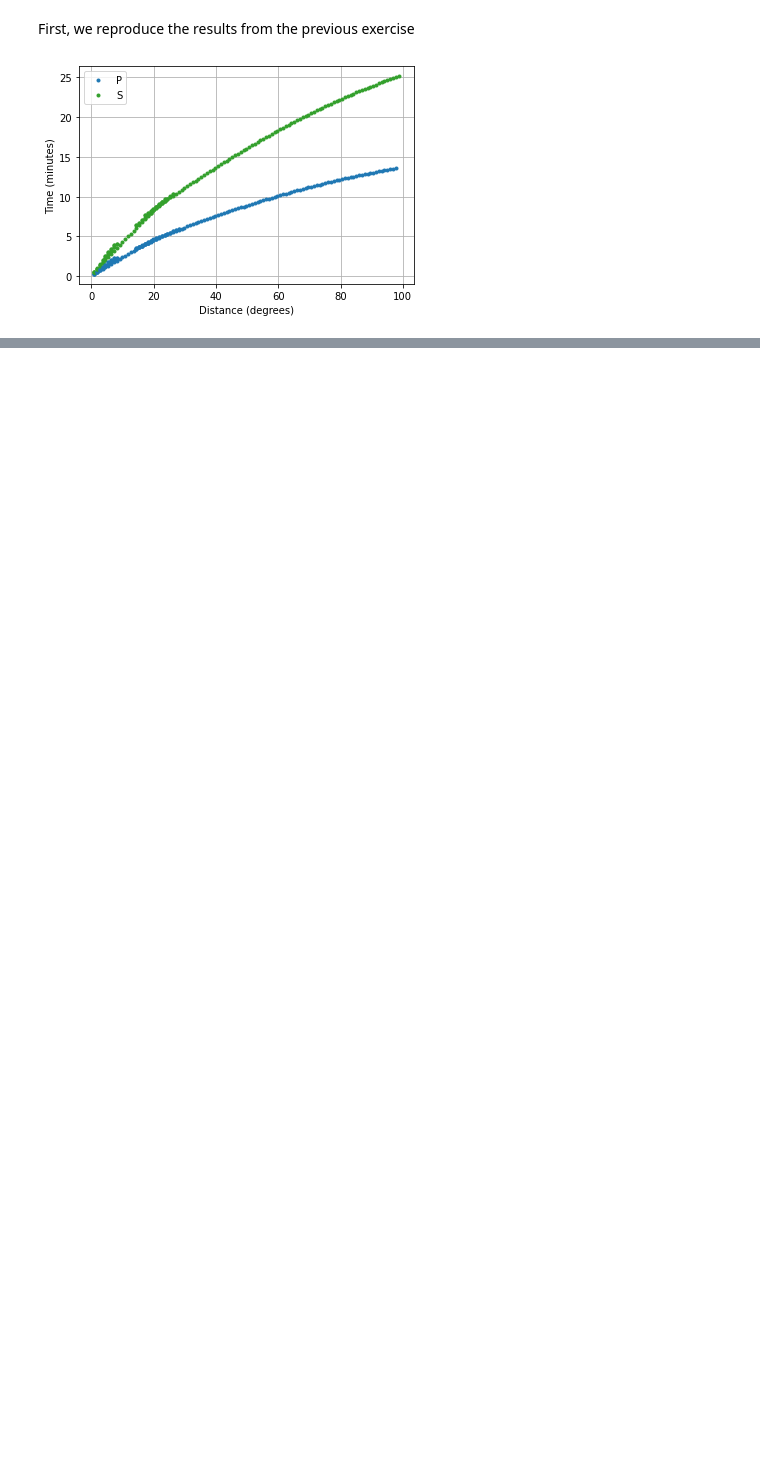
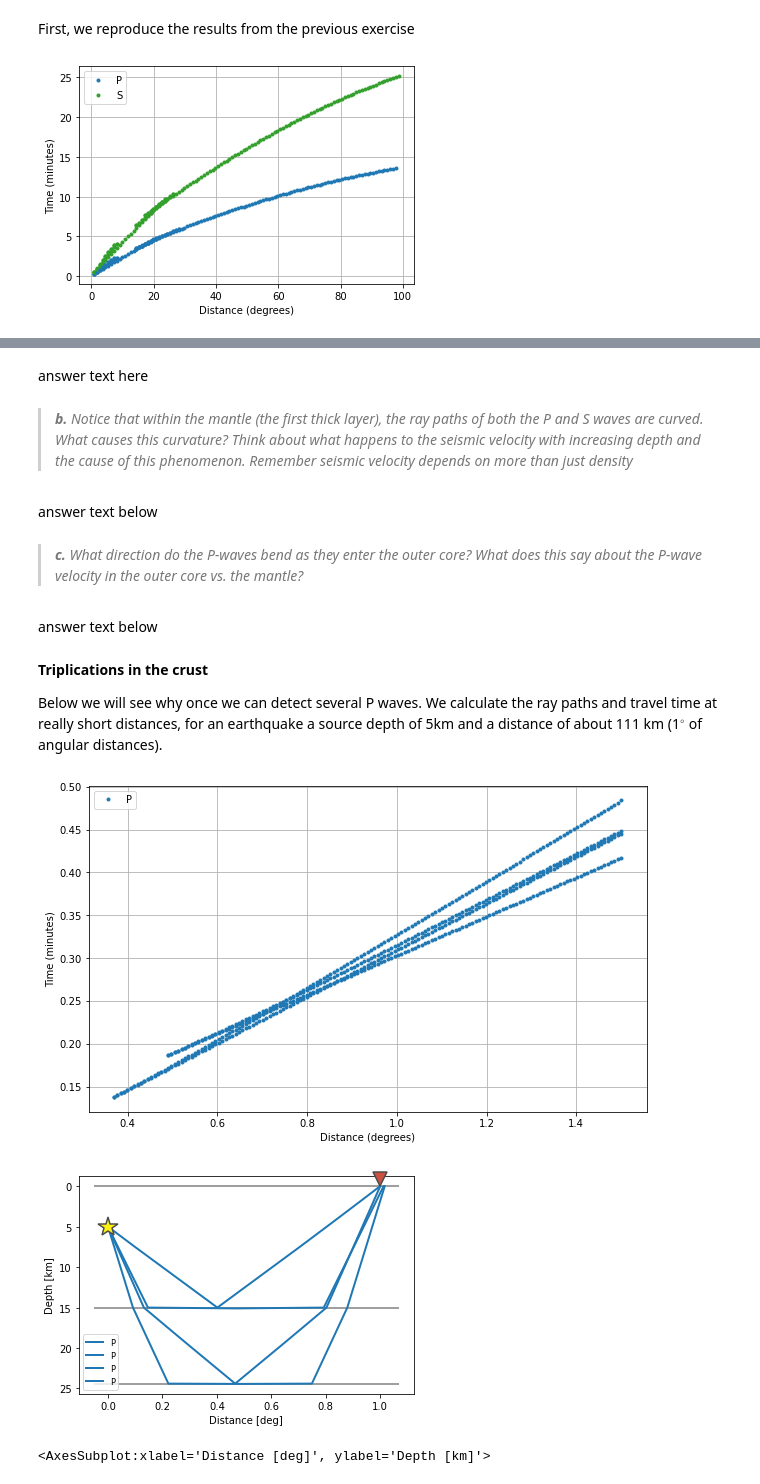
Before and after one commit to UW-geophysics-edu/ESS314-fall22, a Jupyter notebook: LABS/Lab2.ipynb, the cells around one changed output, grey strips where cells are left out. Cells and saved outputs as stored; diff of their text form; code cells hidden in the pictures; blank space fills up the shorter version.

```diff
--- a/LABS/Lab2.ipynb
+++ b/LABS/Lab2.ipynb
@@ -306,0 +272,40 @@ plt.show()
+# %% [markdown]
+answer text here
+# %% [markdown]
+> ***b.*** *Notice that within the mantle (the first thick layer), the ray paths of both
+the P and S waves are curved. What causes this curvature? Think about
+what happens to the seismic velocity with increasing depth and the cause
+of this phenomenon. Remember seismic velocity depends on more than
+just density*
+# %% [markdown]
+answer text below
+# %% [markdown]
+> ***c.*** *What direction do the P-waves bend as they enter the outer core? What
+does this say about the P-wave velocity in the outer core vs. the mantle?*
+# %% [markdown]
+answer text below
+# %% [markdown]
+**Triplications in the crust**
+
+Below we will see why once we can detect several P waves. We calculate the ray paths and travel time at really short distances, for an earthquake a source depth of 5km and a distance of about 111 km (1$^\circ$ of angular distances).
+# %%
+model = TauPyModel(model='prem')
+
+# plot the travel-time curves
+fig,ax  = plt.subplots()
+fig.set_size_inches(10,6)
+ax = plot_travel_times(source_depth=5, ax=ax, fig=fig, model='prem',
+                       phase_list=['P'], npoints=200,max_degrees=1.5,min_degrees=0)
+ax.grid(True)
+ax.set_title('Travel-time curves')
+print('')
+
+
+# plot the ray paths in cartesian coordinates.
+arrivals = model.get_ray_paths(5, 1, phase_list=['P'])
+arrivals.plot_rays(plot_type='cartesian', phase_list=['P'],
+                   plot_all=False, legend=True)
+# %% [output]
+[figure, added]
+[figure, added]
+<AxesSubplot:xlabel='Distance [deg]', ylabel='Depth [km]'>
```
Also changed, not shown: parts of 10 cells of this notebook, 1 other file.
